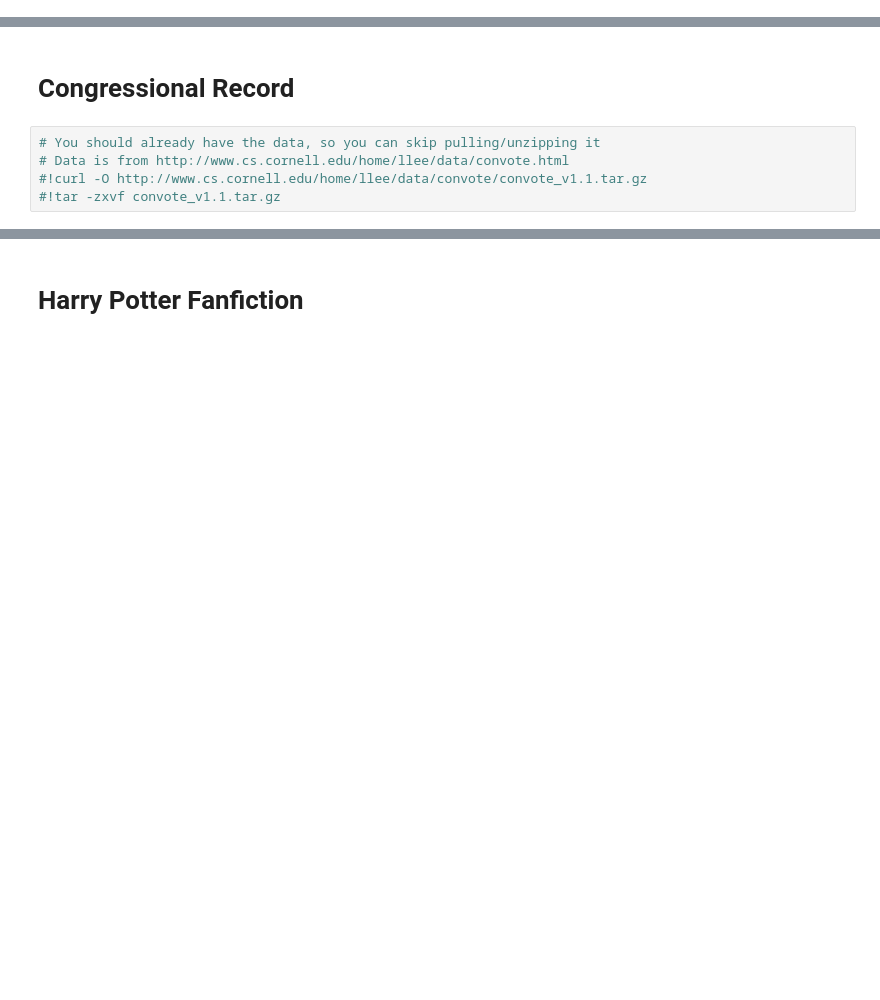
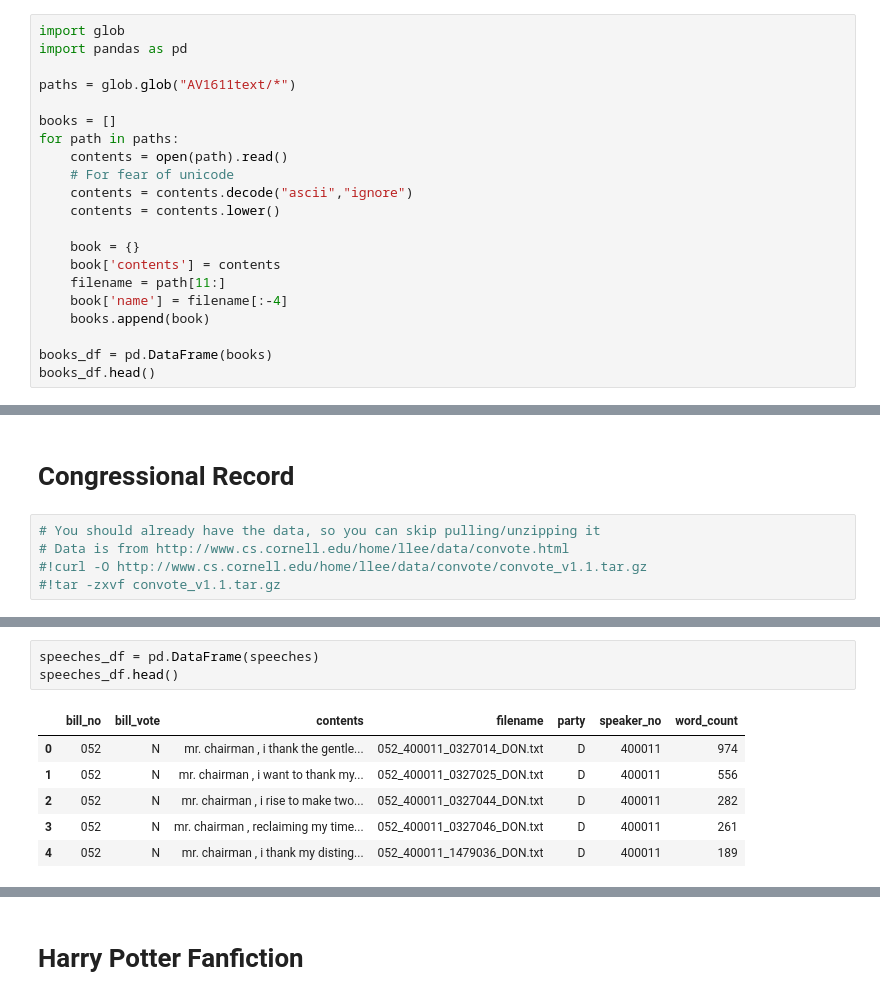
Before and after one commit to ledeprogram/courses, a Jupyter notebook: algorithms/07 Cluster All The Text Things.ipynb, the cells around one changed output, grey strips where cells are left out. Cells and saved outputs as stored; diff of their text form; blank space fills up the shorter version.

```diff
--- a/algorithms/07 Cluster All The Text Things.ipynb
+++ b/algorithms/07 Cluster All The Text Things.ipynb
@@ -8,0 +48,21 @@ import pandas as pd
+# %%
+import glob
+import pandas as pd
+
+paths = glob.glob("AV1611text/*")
+
+books = []
+for path in paths:
+    contents = open(path).read()
+    # For fear of unicode
+    contents = contents.decode("ascii","ignore")
+    contents = contents.lower()
+
+    book = {}
+    book['contents'] = contents
+    filename = path[11:]
+    book['name'] = filename[:-4]
+    books.append(book)
+
+books_df = pd.DataFrame(books)
+books_df.head()
@@ -43,0 +170,10 @@ speeches[:5]
+# %%
+speeches_df = pd.DataFrame(speeches)
+speeches_df.head()
+# %% [output]
+|  | bill_no | bill_vote | contents | filename | party | speaker_no | word_count |
+| 0 | 052 | N | mr. chairman , i thank the gentle... | 052_400011_0327014_DON.txt | D | 400011 | 974 |
+| 1 | 052 | N | mr. chairman , i want to thank my... | 052_400011_0327025_DON.txt | D | 400011 | 556 |
+| 2 | 052 | N | mr. chairman , i rise to make two... | 052_400011_0327044_DON.txt | D | 400011 | 282 |
+| 3 | 052 | N | mr. chairman , reclaiming my time... | 052_400011_0327046_DON.txt | D | 400011 | 261 |
+| 4 | 052 | N | mr. chairman , i thank my disting... | 052_400011_1479036_DON.txt | D | 400011 | 189 |
```
Also changed, not shown: parts of 29 cells of this notebook.
